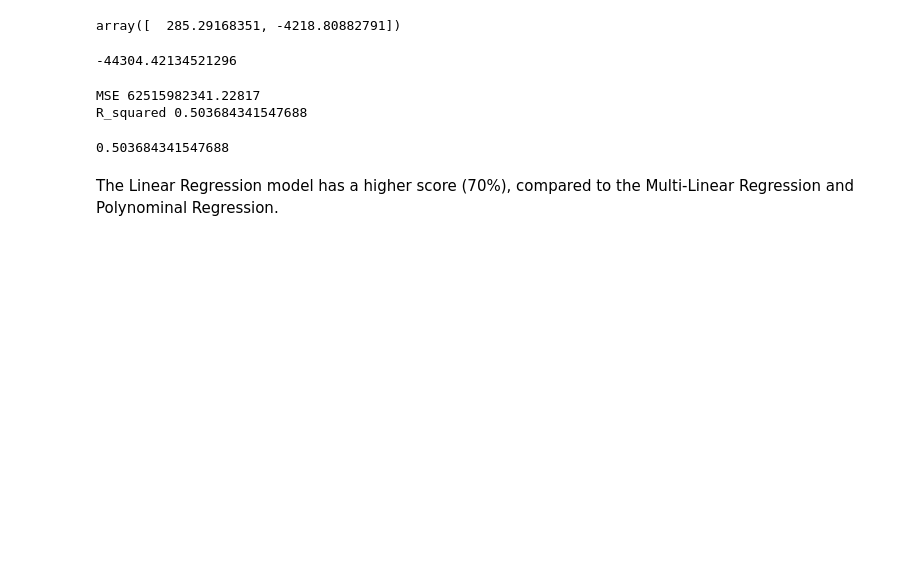
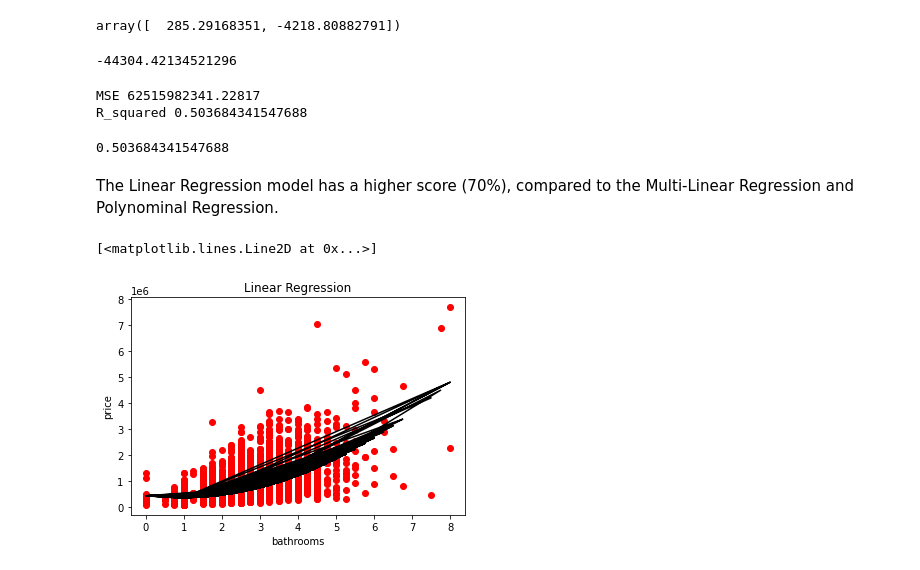
Before and after one commit to Augusta02/Machine-Learning-Projects, a Jupyter notebook: Predicting_Home_Prices_Using_Linear,_Multi_Linear,_Polynomial_Regression.ipynb, the cells around one changed output. Saved outputs shown, nothing was run; the diff lists cells and outputs as text; code cells hidden in the pictures; blank space fills up the shorter version.

```diff
--- a/Predicting_Home_Prices_Using_Linear,_Multi_Linear,_Polynomial_Regression.ipynb
+++ b/Predicting_Home_Prices_Using_Linear,_Multi_Linear,_Polynomial_Regression.ipynb
@@ -200,3 +200,21 @@ lin_reg.score(x_test,y_test)
 0.503684341547688
 # %% [markdown]
 The Linear Regression model has a higher score (70%), compared to the Multi-Linear Regression and Polynominal Regression.
+# %%
+x= home_data["bathrooms"].values.reshape(-1, 1)
+y= home_data['price']
+
+poly= PolynomialFeatures(degree=2)
+x_poly= poly.fit_transform(x)
+poly.fit(x_poly,y)
+lg= LinearRegression()
+lg.fit(x_poly,y)
+
+plt.scatter(x,y,color="r")
+plt.title("Linear Regression")
+plt.ylabel("price")
+plt.xlabel("bathrooms")
+plt.plot(x,lg.predict(poly.fit_transform(x)),color="k")
+# %% [output]
+[<matplotlib.lines.Line2D at 0x...>]
+[figure, added]
```
